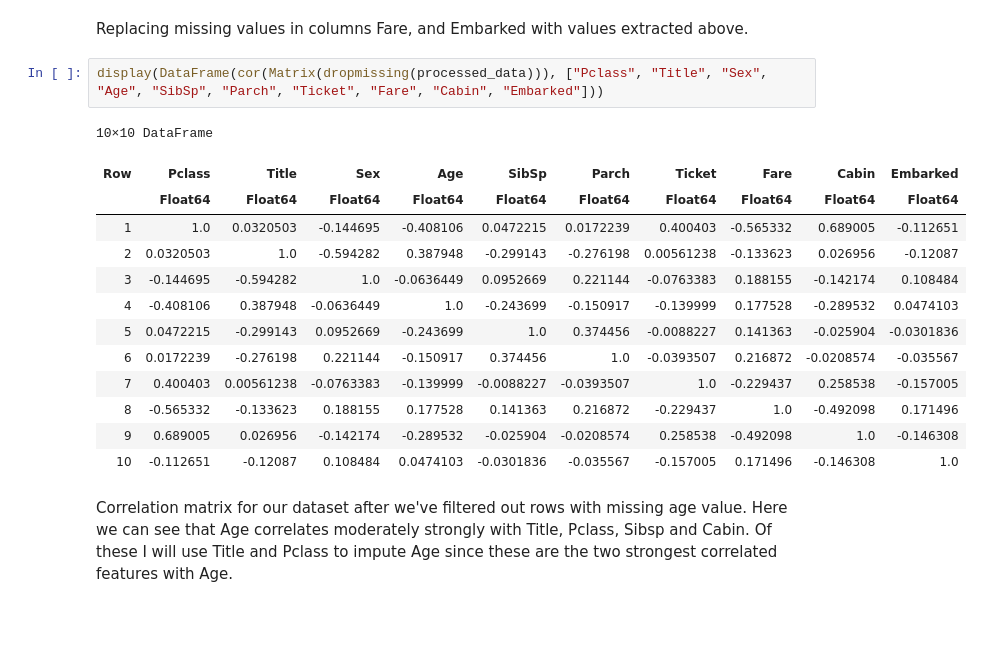
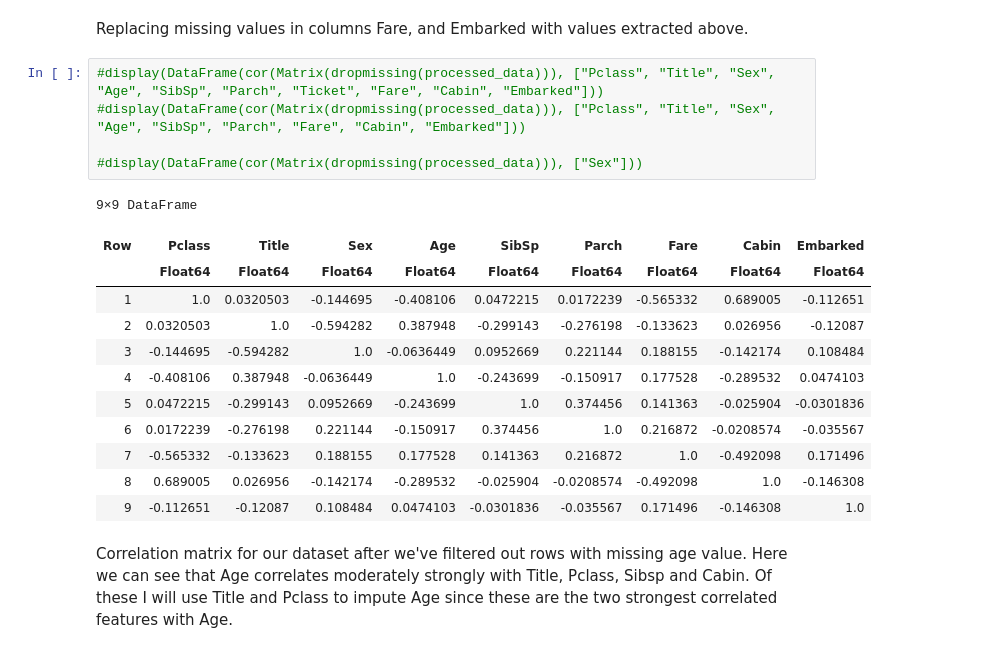
Before and after one commit to B0B36JUL-FinalProjects-2022/Projekt_cechdav5, a Jupyter notebook: examples/classif.ipynb, the cells around one changed output. Drawn from its saved outputs; the diff is of its cells as text; blank space fills up the shorter version.

```diff
--- a/examples/classif.ipynb
+++ b/examples/classif.ipynb
@@ -235,21 +247,23 @@ replace!(processed_data."Embarked", missing => 1);
 # %% [markdown]
 Replacing missing values in columns Fare, and Embarked with values extracted above.
 # %%
-display(DataFrame(cor(Matrix(dropmissing(processed_data))), ["Pclass", "Title", "Sex", "Age", "SibSp", "Parch", "Ticket", "Fare", "Cabin", "Embarked"]))
+#display(DataFrame(cor(Matrix(dropmissing(processed_data))), ["Pclass", "Title", "Sex", "Age", "SibSp", "Parch", "Ticket", "Fare", "Cabin", "Embarked"]))
+#display(DataFrame(cor(Matrix(dropmissing(processed_data))), ["Pclass", "Title", "Sex", "Age", "SibSp", "Parch", "Fare", "Cabin", "Embarked"]))
+
+#display(DataFrame(cor(Matrix(dropmissing(processed_data))), ["Sex"]))
 # %% [output]
-10×10 DataFrame
+9×9 DataFrame
-| Row | Pclass | Title | Sex | Age | SibSp | Parch | Ticket | Fare | Cabin | Embarked |
-|  | Float64 | Float64 | Float64 | Float64 | Float64 | Float64 | Float64 | Float64 | Float64 | Float64 |
-| 1 | 1.0 | 0.0320503 | -0.144695 | -0.408106 | 0.0472215 | 0.0172239 | 0.400403 | -0.565332 | 0.689005 | -0.112651 |
-| 2 | 0.0320503 | 1.0 | -0.594282 | 0.387948 | -0.299143 | -0.276198 | 0.00561238 | -0.133623 | 0.026956 | -0.12087 |
-| 3 | -0.144695 | -0.594282 | 1.0 | -0.0636449 | 0.0952669 | 0.221144 | -0.0763383 | 0.188155 | -0.142174 | 0.108484 |
-| 4 | -0.408106 | 0.387948 | -0.0636449 | 1.0 | -0.243699 | -0.150917 | -0.139999 | 0.177528 | -0.289532 | 0.0474103 |
-| 5 | 0.0472215 | -0.299143 | 0.0952669 | -0.243699 | 1.0 | 0.374456 | -0.0088227 | 0.141363 | -0.025904 | -0.0301836 |
-| 6 | 0.0172239 | -0.276198 | 0.221144 | -0.150917 | 0.374456 | 1.0 | -0.0393507 | 0.216872 | -0.0208574 | -0.035567 |
-| 7 | 0.400403 | 0.00561238 | -0.0763383 | -0.139999 | -0.0088227 | -0.0393507 | 1.0 | -0.229437 | 0.258538 | -0.157005 |
-| 8 | -0.565332 | -0.133623 | 0.188155 | 0.177528 | 0.141363 | 0.216872 | -0.229437 | 1.0 | -0.492098 | 0.171496 |
-| 9 | 0.689005 | 0.026956 | -0.142174 | -0.289532 | -0.025904 | -0.0208574 | 0.258538 | -0.492098 | 1.0 | -0.146308 |
-| 10 | -0.112651 | -0.12087 | 0.108484 | 0.0474103 | -0.0301836 | -0.035567 | -0.157005 | 0.171496 | -0.146308 | 1.0 |
+| Row | Pclass | Title | Sex | Age | SibSp | Parch | Fare | Cabin | Embarked |
+|  | Float64 | Float64 | Float64 | Float64 | Float64 | Float64 | Float64 | Float64 | Float64 |
+| 1 | 1.0 | 0.0320503 | -0.144695 | -0.408106 | 0.0472215 | 0.0172239 | -0.565332 | 0.689005 | -0.112651 |
+| 2 | 0.0320503 | 1.0 | -0.594282 | 0.387948 | -0.299143 | -0.276198 | -0.133623 | 0.026956 | -0.12087 |
+| 3 | -0.144695 | -0.594282 | 1.0 | -0.0636449 | 0.0952669 | 0.221144 | 0.188155 | -0.142174 | 0.108484 |
+| 4 | -0.408106 | 0.387948 | -0.0636449 | 1.0 | -0.243699 | -0.150917 | 0.177528 | -0.289532 | 0.0474103 |
+| 5 | 0.0472215 | -0.299143 | 0.0952669 | -0.243699 | 1.0 | 0.374456 | 0.141363 | -0.025904 | -0.0301836 |
+| 6 | 0.0172239 | -0.276198 | 0.221144 | -0.150917 | 0.374456 | 1.0 | 0.216872 | -0.0208574 | -0.035567 |
+| 7 | -0.565332 | -0.133623 | 0.188155 | 0.177528 | 0.141363 | 0.216872 | 1.0 | -0.492098 | 0.171496 |
+| 8 | 0.689005 | 0.026956 | -0.142174 | -0.289532 | -0.025904 | -0.0208574 | -0.492098 | 1.0 | -0.146308 |
+| 9 | -0.112651 | -0.12087 | 0.108484 | 0.0474103 | -0.0301836 | -0.035567 | 0.171496 | -0.146308 | 1.0 |
 # %% [markdown]
 Correlation matrix for our dataset after we've filtered out rows with missing age value. Here we can see that Age correlates moderately strongly with Title, Pclass, Sibsp and Cabin. Of these I will use Title and Pclass to impute Age since these are the two strongest correlated features with Age.
 # %%
```
Also changed, not shown: parts of 5 cells of this notebook, 1 other file.
